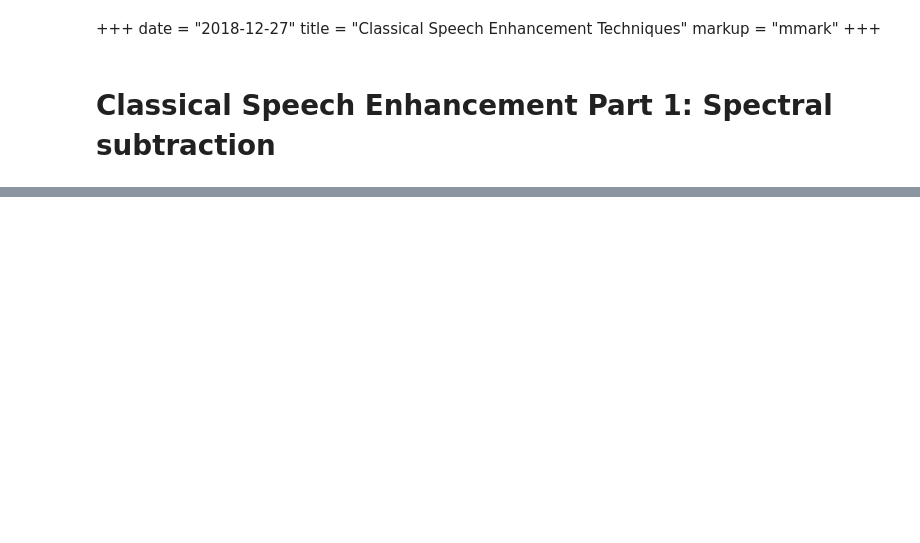
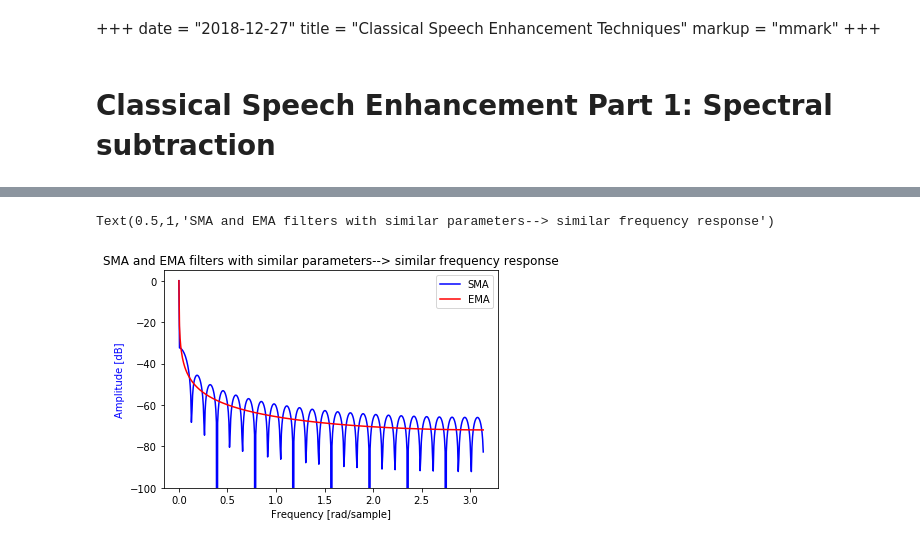
Before and after one commit to baocin/embedded-sigproc, a Jupyter notebook: content/posts/sigproc/classic_speech_enhancement/classical_speech_enhancement_techniques.ipynb, the cells around one changed output, grey strips where cells are left out. Cells and saved outputs as stored; diff of their text form; code cells hidden in the pictures; blank space fills up the shorter version.

```diff
--- a/content/posts/sigproc/classic_speech_enhancement/classical_speech_enhancement_techniques.ipynb
+++ b/content/posts/sigproc/classic_speech_enhancement/classical_speech_enhancement_techniques.ipynb
@@ -37,0 +61,27 @@ def get_frames(y: np.array, m=128, overlap=0.5) -> np.array:
+# %%
+fs = 200 # sample rate in Hz
+tau = 10 # time window in seconds for mean computation
+
+N = int(tau*fs) # Number of samples corresponding to tau
+
+# Boxcar/SMA filter params
+h_boxcar = np.ones(N)/N  # impulse response of boxcar filter
+
+# EMA filter params
+alpha = np.exp(-1/(fs*tau))
+a_ema = [1, -alpha] # Denominator
+b_ema =  1 - alpha # Numerator
+
+w, h = signal.freqz(h_boxcar)
+plt.plot(w, 20 * np.log10(abs(h)), 'b')
+
+w, h = signal.freqz(b_ema, a_ema)
+plt.plot(w, 20 * np.log10(abs(h)), 'r')
+plt.ylabel('Amplitude [dB]', color='b')
+plt.xlabel('Frequency [rad/sample]')
+plt.ylim(-100, 5);
+plt.legend(['SMA', 'EMA']);
+plt.title('SMA and EMA filters with similar parameters--> similar frequency response')
+# %% [output]
+Text(0.5,1,'SMA and EMA filters with similar parameters--> similar frequency response')
+[figure, added]
```
Also changed, not shown: parts of 6 cells of this notebook.
